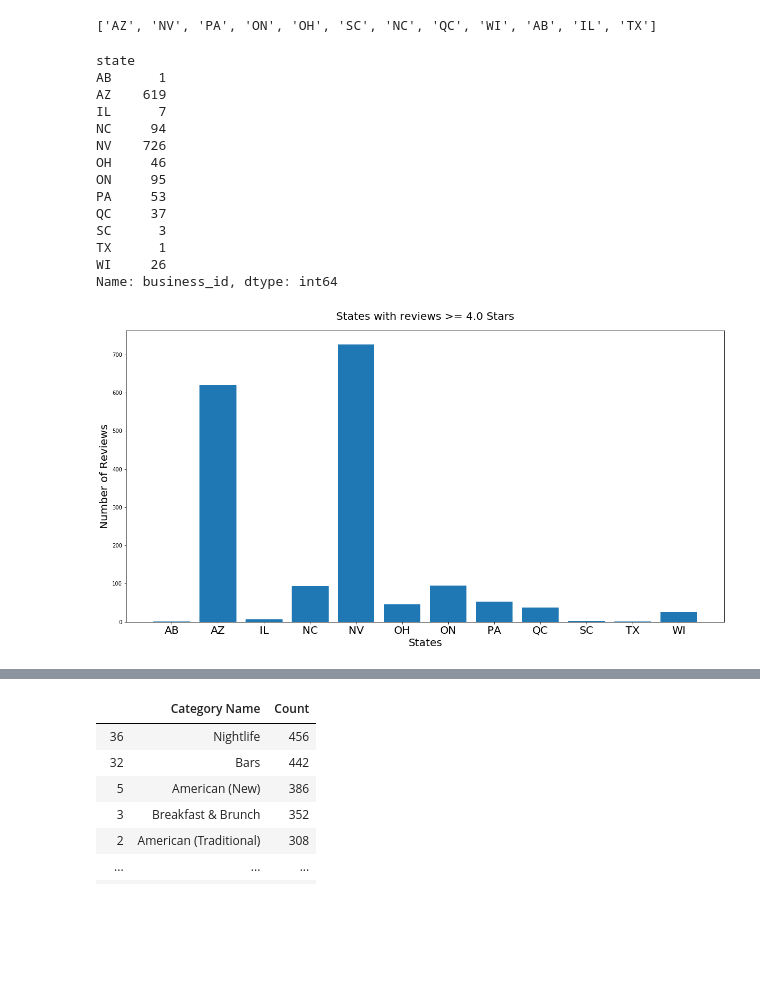
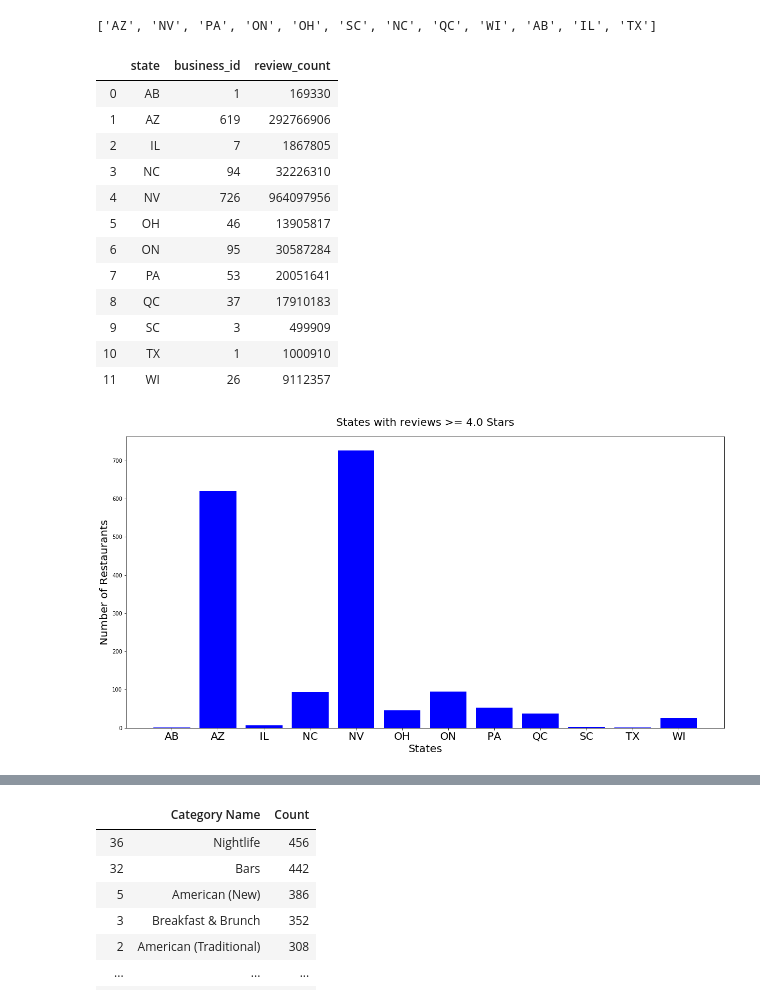
Before and after one commit to yueweng/restaurant-reviews, a Jupyter notebook: project.ipynb, the cells around one changed output, grey strips where cells are left out. Drawn from its saved outputs; the diff is of its cells as text; code cells hidden in the pictures; blank space fills up the shorter version.

```diff
--- a/project.ipynb
+++ b/project.ipynb
@@ -489,37 +489,37 @@ state
 ['AZ', 'NV', 'PA', 'ON', 'OH', 'SC', 'NC', 'QC', 'WI', 'AB', 'IL', 'TX']
 # %%
 states_stars_attributes = stars_attributes.groupby('state')
-states_stars_attributes = states_stars_attributes.count()['business_id']
+states_stars_attributes = states_stars_attributes.agg({'business_id': 'count', 'review_count': 'sum'}).reset_index()
 states_stars_attributes
 # %% [output]
-state
-AB      1
-AZ    619
-IL      7
-NC     94
-NV    726
-OH     46
-ON     95
-PA     53
-QC     37
-SC      3
-TX      1
-WI     26
-Name: business_id, dtype: int64
+|  | state | business_id | review_count |
+| 0 | AB | 1 | 169330 |
+| 1 | AZ | 619 | 292766906 |
+| 2 | IL | 7 | 1867805 |
+| 3 | NC | 94 | 32226310 |
+| 4 | NV | 726 | 964097956 |
+| 5 | OH | 46 | 13905817 |
+| 6 | ON | 95 | 30587284 |
+| 7 | PA | 53 | 20051641 |
+| 8 | QC | 37 | 17910183 |
+| 9 | SC | 3 | 499909 |
+| 10 | TX | 1 | 1000910 |
+| 11 | WI | 26 | 9112357 |
 # %%
-states_stars_attributes = pd.DataFrame(states_stars_attributes).reset_index()
+states_stars_attributes = pd.DataFrame(states_stars_attributes)
 
 fig, ax = plt.subplots(figsize=[20, 10])
 
 ax.set_title('States with reviews >= 4.0 Stars', fontsize=20, pad=20)
-ax.bar(states_stars_attributes['state'], states_stars_attributes['business_id'])
+# ax.bar(states_stars_attributes['state'], states_stars_attributes['review_count'], color='red')
+ax.bar(states_stars_attributes['state'], states_stars_attributes['business_id'], color='blue')
 ax.set_xlabel('States', fontsize=20)
 ax.set_xticklabels(states_stars_attributes['state'], fontsize=20)
-ax.set_ylabel('Number of Reviews', fontsize=20)
+ax.set_ylabel('Number of Restaurants', fontsize=20)
 
 fig.savefig('images/states_reviews_4_stars.png', bbox_inches = "tight")
 # %% [output]
-[figure, old version]
+[figure, new version]
 # %%
 st = []
 
```
Also changed, not shown: parts of 9 cells of this notebook, 12 other files.
